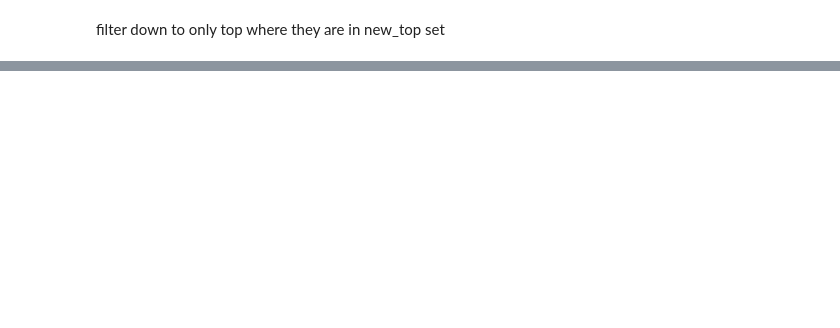
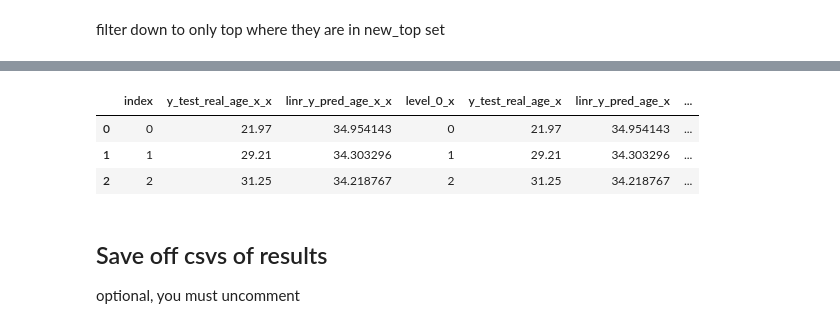
Before and after one commit to brainspinner/cvasl, a Jupyter notebook: harmonization_paper/ml_experiment3.ipynb, the cells around one changed output, grey strips where cells are left out. Saved outputs shown, nothing was run; the diff lists cells and outputs as text; code cells hidden in the pictures; blank space fills up the shorter version.

```diff
--- a/harmonization_paper/ml_experiment3.ipynb
+++ b/harmonization_paper/ml_experiment3.ipynb
@@ -352,0 +606,9 @@ print('The mean absolute error: %.3f' % mean_absolute_error(y_top_test, y_top_pr
+# %%
+eregr_y_test = y_top_test
+eregr_y_pred = y_top_pred
+eregr_compare = pd.DataFrame(
+    {'y_test_real_age': eregr_y_test,
+     'linr_y_pred_age': eregr_y_pred,
+    })
+eregr_compare = linr_compare.reset_index()
+#eregr_compare
@@ -352,0 +634,9 @@ print('The mean absolute error: %.3f' % mean_absolute_error(y_top_test, y_top_pr
+# %%
+svrp2_y_test = y_top_test
+svrp2_y_pred = y_top_pred
+svrp2_compare = pd.DataFrame(
+    {'y_test_real_age': svrp2_y_test,
+     'linr_y_pred_age': svrp2_y_pred,
+    })
+svrp2_compare = linr_compare.reset_index()
+#svrp2_compare
@@ -352,0 +665,9 @@ print('The mean absolute error: %.3f' % mean_absolute_error(y_top_test, y_top_pr
+# %%
+etreg_y_test = y_top_test
+etreg_y_pred = y_top_pred
+etreg_compare = pd.DataFrame(
+    {'y_test_real_age': etreg_y_test,
+     'linr_y_pred_age': etreg_y_pred,
+    })
+etreg_compare = linr_compare.reset_index()
+#etreg_compare
@@ -352,0 +726,25 @@ print('The mean absolute error: %.3f' % mean_absolute_error(y_top_test, y_top_pr
+# %%
+data_frames1 = [linr_compare, llreg_compare, dtree_compare,]# regr_compare, ]#etreg_compare, svrp2_compare,]
+real_versus_projected_y1 = reduce(lambda  left,right: pd.merge(left,right,on=["index"],
+                                            how='outer'), data_frames1)
+#real_versus_projected_y1
+data_frames2 = [eregr_compare, svrp2_compare, etreg_compare,]
+real_versus_projected_y2 = reduce(lambda  left,right: pd.merge(left,right,on=["index"],
+                                            how='outer'), data_frames2)
+#real_versus_projected_y2
+real_versus_projected_y2 = sep.drop_y(real_versus_projected_y2 )
+real_versus_projected_y1 = sep.drop_y(real_versus_projected_y1 )
+#real_versus_projected_y1
+# %%
+data_frames3 = [real_versus_projected_y1, real_versus_projected_y2,]
+real_versus_projected_y3_mixed_on_top = reduce(lambda  left,right: pd.merge(left,right,on=["index"],
+                                            how='outer'), data_frames3)
+real_versus_projected_y3_mixed_on_top.head(3)
+# %% [output]
+|  | index | y_test_real_age_x_x | linr_y_pred_age_x_x | level_0_x | y_test_real_age_x | linr_y_pred_age_x | ... |
+| 0 | 0 | 21.97 | 34.954143 | 0 | 21.97 | 34.954143 | ... |
+| 1 | 1 | 29.21 | 34.303296 | 1 | 29.21 | 34.303296 | ... |
+| 2 | 2 | 31.25 | 34.218767 | 2 | 31.25 | 34.218767 | ... |
+# %% [markdown]
+## Save off csvs of results
+optional, you must uncomment
```
Also changed, not shown: parts of 98 cells of this notebook.
